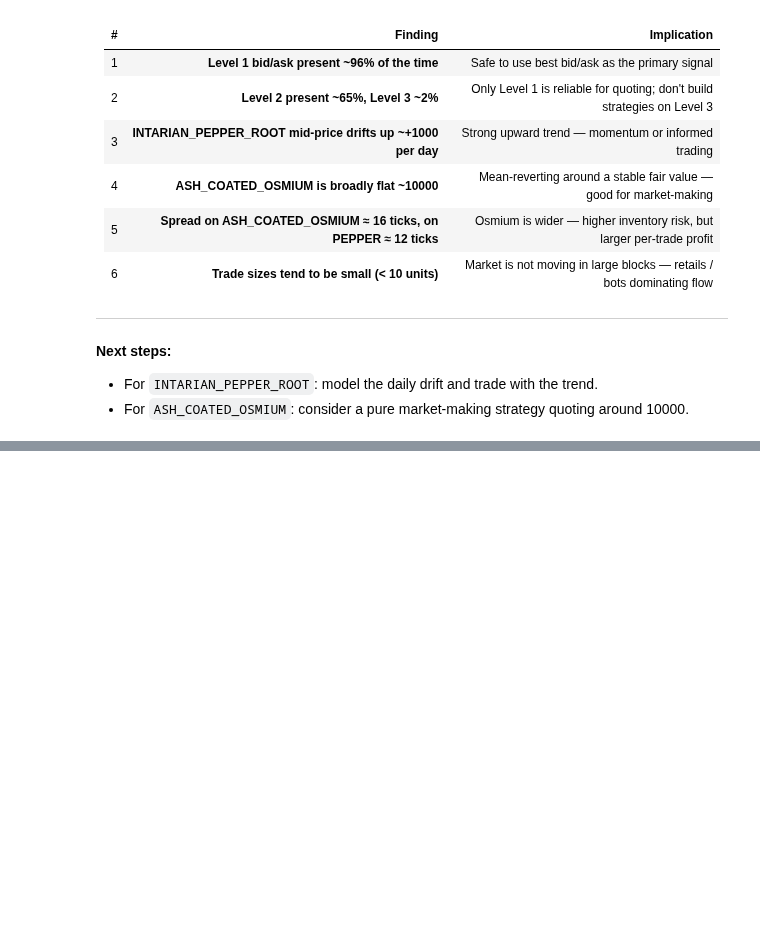
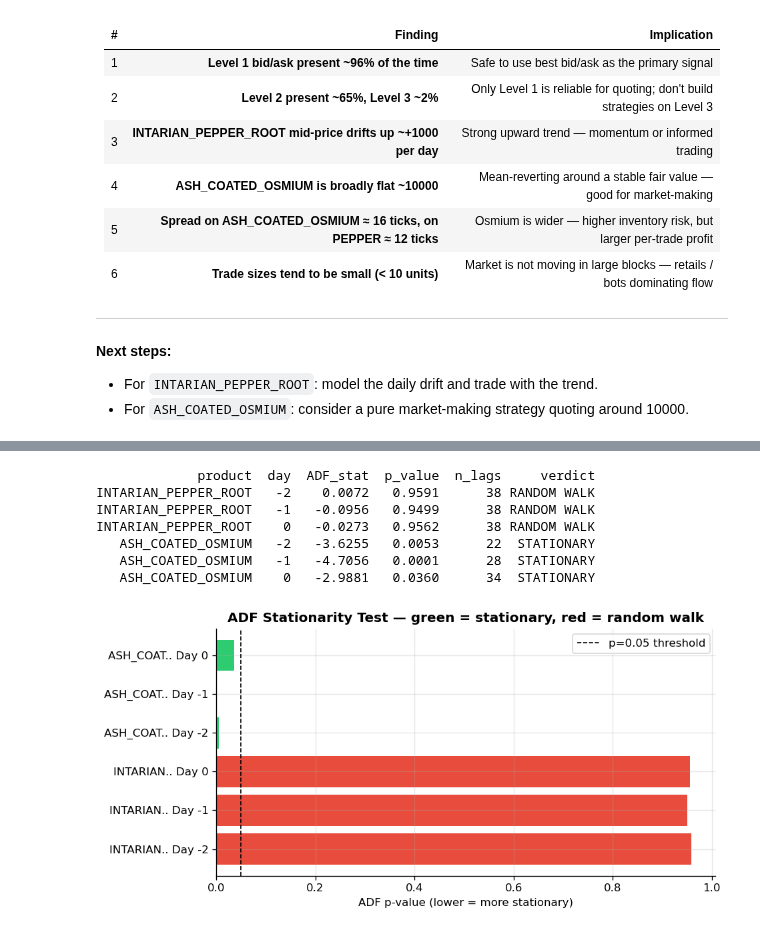
Before and after one commit to PreslavGG/Gashoks-IMC-Prosperity-4, a Jupyter notebook: first_round/round1_analysis.ipynb, the cells around one changed output, grey strips where cells are left out. Cells and saved outputs as stored; diff of their text form; code cells hidden in the pictures; blank space fills up the shorter version.

```diff
--- a/first_round/round1_analysis.ipynb
+++ b/first_round/round1_analysis.ipynb
@@ -421,0 +547,39 @@ plt.show()
+# %%
+# --- 8D. ADF stationarity test ---
+from statsmodels.tsa.stattools import adfuller
+
+rows = []
+for prod in prices['product'].unique():
+    for day in sorted(prices['day'].unique()):
+        sub = (prices[(prices['product'] == prod) & (prices['day'] == day)
+                      & (prices['mid_price'] > 0)]
+               .sort_values('timestamp')['mid_price'].dropna())
+        adf_stat, p_val, n_lags, *_ = adfuller(sub, autolag='AIC')
+        rows.append({'product': prod, 'day': day,
+                     'ADF_stat': round(adf_stat, 4),
+                     'p_value': round(p_val, 4),
+                     'n_lags': n_lags,
+                     'verdict': 'STATIONARY' if p_val < 0.05 else 'RANDOM WALK'})
+
+adf_df = pd.DataFrame(rows)
+print(adf_df.to_string(index=False))
+
+fig, ax = plt.subplots(figsize=(8, 4))
+colors = ['#2ecc71' if v == 'STATIONARY' else '#e74c3c' for v in adf_df['verdict']]
+labels = [f"{r['product'][:8]}.. Day {r['day']}" for _, r in adf_df.iterrows()]
+ax.barh(labels, adf_df['p_value'], color=colors)
+ax.axvline(0.05, color='black', linestyle='--', linewidth=1, label='p=0.05 threshold')
+ax.set_xlabel('ADF p-value (lower = more stationary)')
+ax.set_title('ADF Stationarity Test — green = stationary, red = random walk', fontweight='bold')
+ax.legend()
+plt.tight_layout()
+plt.show()
+# %% [output]
+             product  day  ADF_stat  p_value  n_lags     verdict
+INTARIAN_PEPPER_ROOT   -2    0.0072   0.9591      38 RANDOM WALK
+INTARIAN_PEPPER_ROOT   -1   -0.0956   0.9499      38 RANDOM WALK
+INTARIAN_PEPPER_ROOT    0   -0.0273   0.9562      38 RANDOM WALK
+   ASH_COATED_OSMIUM   -2   -3.6255   0.0053      22  STATIONARY
+   ASH_COATED_OSMIUM   -1   -4.7056   0.0001      28  STATIONARY
+   ASH_COATED_OSMIUM    0   -2.9881   0.0360      34  STATIONARY
+[figure, added]
```
Also changed, not shown: parts of 13 cells of this notebook.
